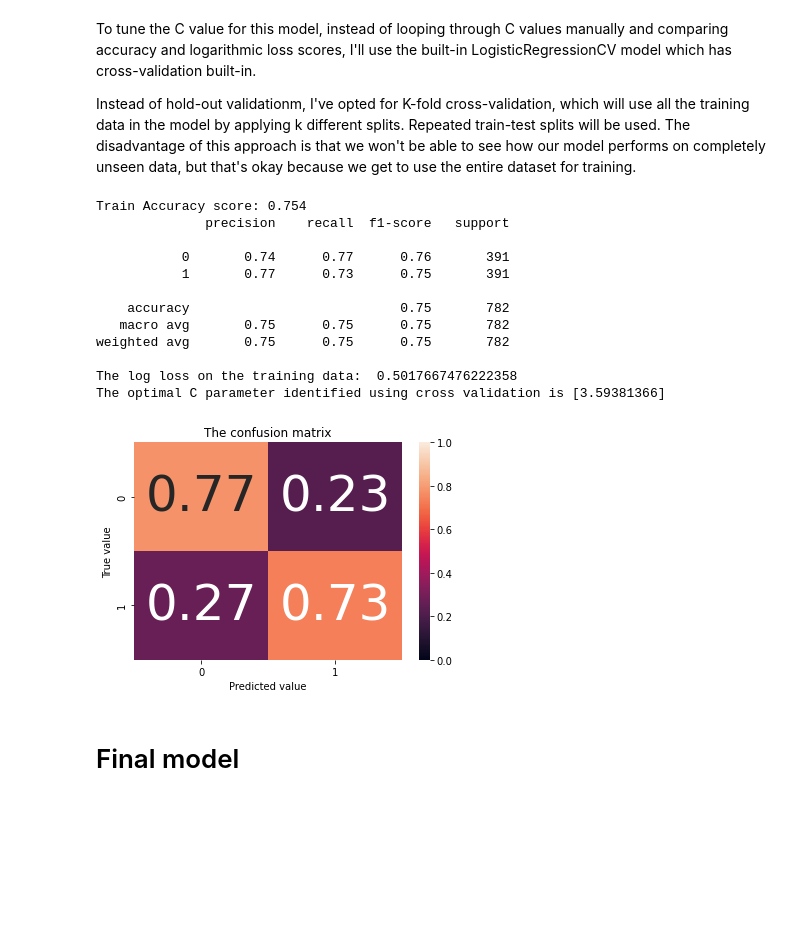
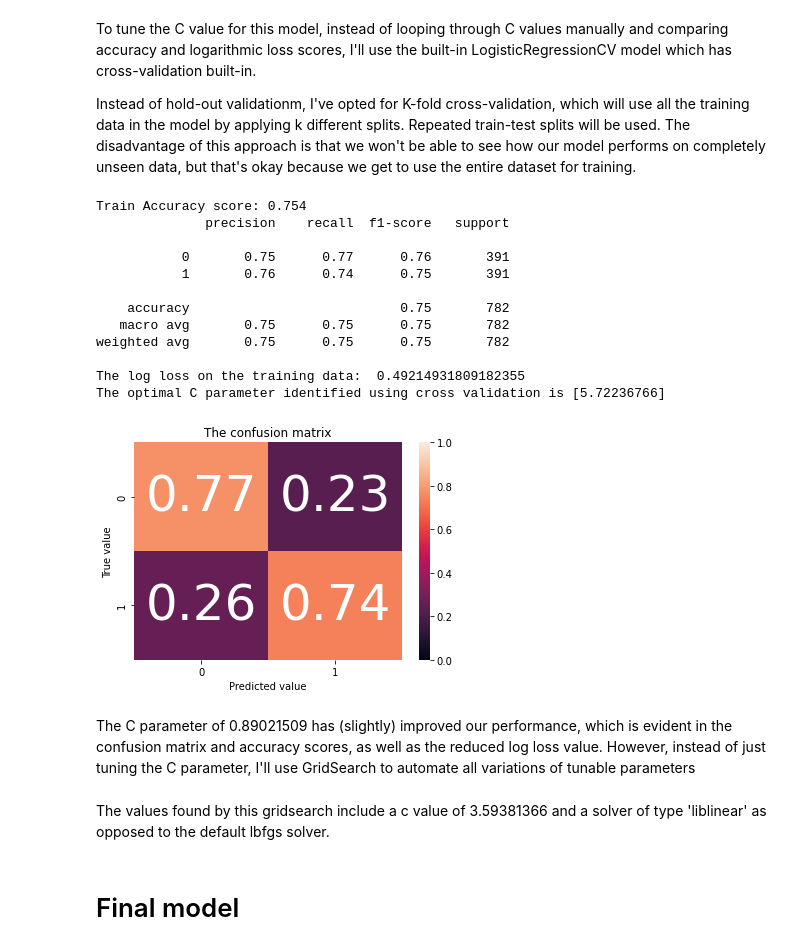
Before and after one commit to mixmav/machine-learning-A1-RMIT, a Jupyter notebook: solution/s3783375.ipynb, the cells around one changed output. Drawn from its saved outputs; the diff is of its cells as text; code cells hidden in the pictures; blank space fills up the shorter version.

```diff
--- a/solution/s3783375.ipynb
+++ b/solution/s3783375.ipynb
@@ -284,42 +283,44 @@ C_List = np.geomspace(1e-5, 1e5, num=100)
 kfold = KFold(n_splits=5, random_state=0, shuffle=True)
 classifier2 = LogisticRegressionCV(random_state=0, solver='liblinear', max_iter=1000, cv=kfold, Cs=C_List, class_weight='balanced')
 
-train_x_2 = patients.drop('Sepssis', axis=1)
-train_y_2 = patients['Sepssis']
+train_x_2 = patients.drop('Sepssis', axis=1).to_numpy()
+train_y_2 = patients['Sepssis'].to_numpy()
 
 classifier2.fit(train_x_2, train_y_2);
 
 
 # print_accuracy_scores(classifier, train_x, train_y, val_x, val_y)
 y_pred_2 = classifier2.predict(train_x_2)
 
 # used later for the log loss function
 predicted_probabilities_train = classifier2.predict_proba(train_x_2)
 
 train_accuracy = metrics.accuracy_score(train_y_2, y_pred_2)
 
 print("Train Accuracy score: {:.3f}".format(train_accuracy))
 print(metrics.classification_report(train_y_2, y_pred_2))
 
 
 print("The log loss on the training data: ", metrics.log_loss(train_y_2, predicted_probabilities_train))
 
 cm = metrics.confusion_matrix(train_y_2, y_pred_2)
 cm_normalized = cm / cm.sum(axis=1).reshape(-1, 1)
 
 show_confusion_matrix(cm_normalized, classes=classifier2.classes_)
 print("The optimal C parameter identified using cross validation is {}".format(classifier2.C_))
 # %% [output]
 Train Accuracy score: 0.754
               precision    recall  f1-score   support
 
-           0       0.74      0.77      0.76       391
-           1       0.77      0.73      0.75       391
+           0       0.75      0.77      0.76       391
+           1       0.76      0.74      0.75       391
 
     accuracy                           0.75       782
    macro avg       0.75      0.75      0.75       782
 weighted avg       0.75      0.75      0.75       782
 
-The log loss on the training data:  0.5017667476222358
-The optimal C parameter identified using cross validation is [3.59381366]
+The log loss on the training data:  0.49214931809182355
+The optimal C parameter identified using cross validation is [5.72236766]
-[figure, old version]
+[figure, new version]
+# %% [markdown]
+The C parameter of 0.89021509 has (slightly) improved our performance, which is evident in the confusion matrix and accuracy scores, as well as the reduced log loss value. However, instead of just tuning the C parameter, I'll use GridSearch to automate all variations of tunable parameters
@@ -326,2 +345,4 @@ The optimal C parameter identified using cross validation is [3.59381366]
+# %% [markdown]
+The values found by this gridsearch include a c value of 3.59381366 and a solver of type 'liblinear' as opposed to the default lbfgs solver.
 # %% [markdown]
 # Final model
```
Also changed, not shown: parts of 19 cells of this notebook, 3 other files.
